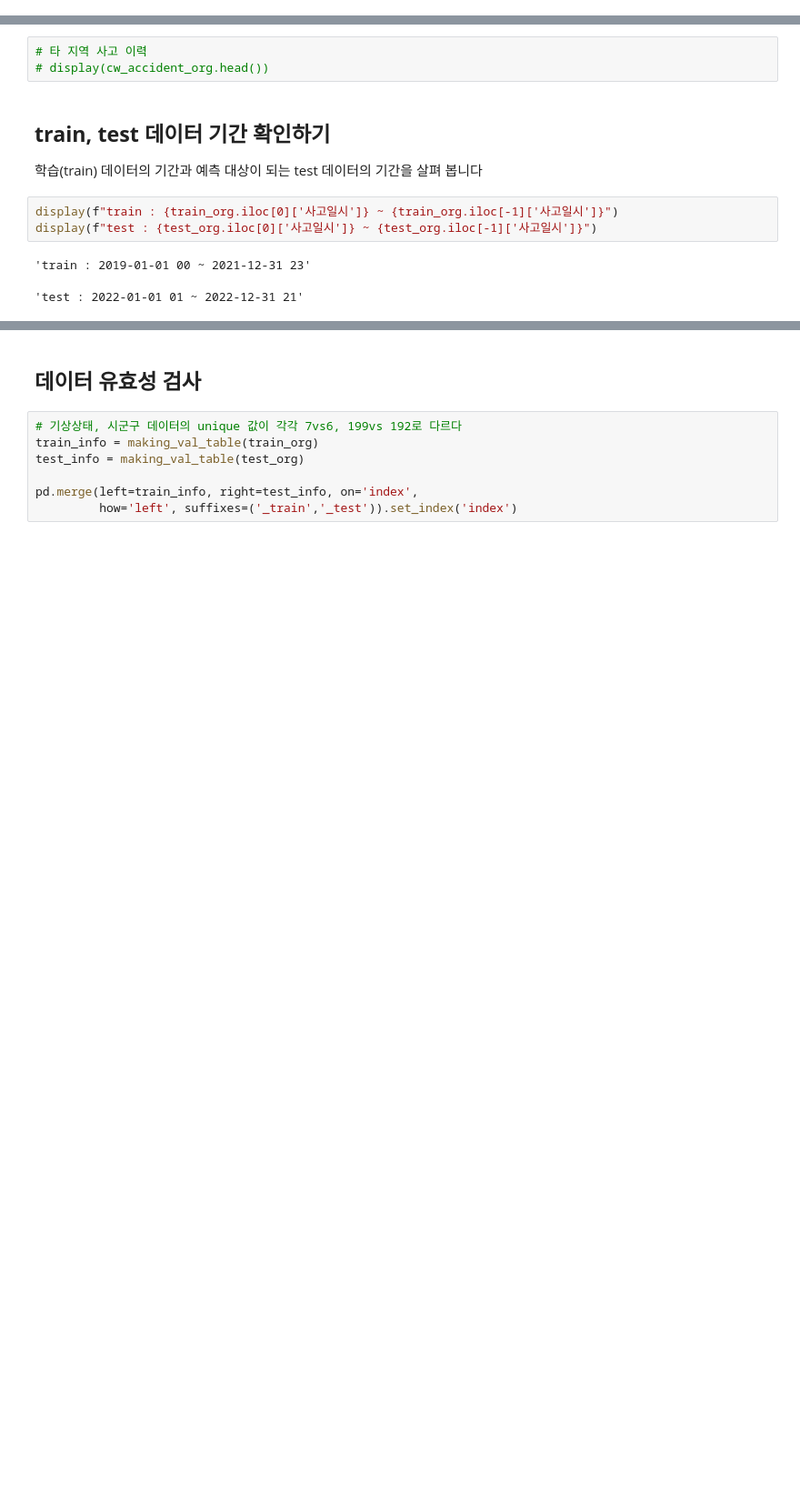
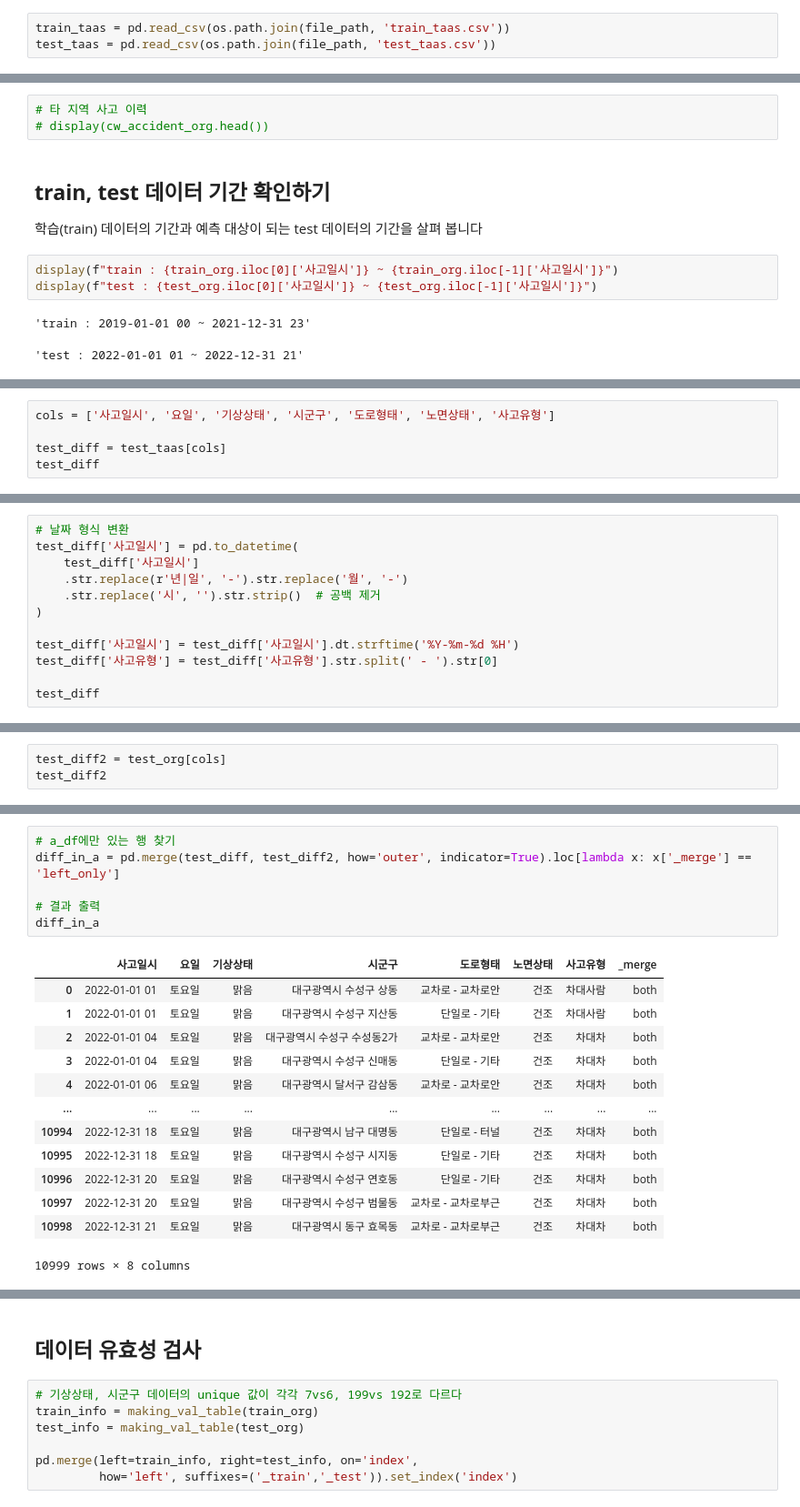
Before and after one commit to minseok1994/dacon_study, a Jupyter notebook: daegu_DEV/baseline.ipynb, the cells around one changed output, grey strips where cells are left out. Shown at 91% size. Saved outputs shown, nothing was run; the diff lists cells and outputs as text; blank space fills up the shorter version.

```diff
--- a/daegu_DEV/baseline.ipynb
+++ b/daegu_DEV/baseline.ipynb
@@ -159,6 +161,9 @@ park_org = pd.read_csv(os.path.join(file_path, 'car_park.csv'), encoding='EUC-KR
 cpzone_org = pd.read_csv(os.path.join(file_path, 'Children_protection_zone.csv'), encoding='EUC-KR') # 대구 어린이 보호구역 정보
 security_light_org = pd.read_csv(os.path.join(file_path, 'security_light.csv'), encoding='EUC-KR') # 대구 보안등 정보
 # cw_accident_org = pd.read_csv(os.path.join(file_path, 'countrywide_accident.csv'), encoding='utf-8') # 타 지역 사고 이력
+# %%
+train_taas = pd.read_csv(os.path.join(file_path, 'train_taas.csv'))
+test_taas = pd.read_csv(os.path.join(file_path, 'test_taas.csv'))
 # %%
 # 대구 CCTV 정보
 # display(cctv_org.head())
@@ -186,0 +194,5 @@ display(f"test : {test_org.iloc[0]['사고일시']} ~ {test_org.iloc[-1]['사고
+# %%
+cols = ['사고일시', '요일', '기상상태', '시군구', '도로형태', '노면상태', '사고유형']
+
+test_diff = test_taas[cols]
+test_diff
@@ -186,0 +213,12 @@ display(f"test : {test_org.iloc[0]['사고일시']} ~ {test_org.iloc[-1]['사고
+# %%
+# 날짜 형식 변환
+test_diff['사고일시'] = pd.to_datetime(
+    test_diff['사고일시']
+    .str.replace(r'년|일', '-').str.replace('월', '-')
+    .str.replace('시', '').str.strip()  # 공백 제거
+)
+
+test_diff['사고일시'] = test_diff['사고일시'].dt.strftime('%Y-%m-%d %H')
+test_diff['사고유형'] = test_diff['사고유형'].str.split(' - ').str[0]
+
+test_diff
@@ -186,0 +239,3 @@ display(f"test : {test_org.iloc[0]['사고일시']} ~ {test_org.iloc[-1]['사고
+# %%
+test_diff2 = test_org[cols]
+test_diff2
@@ -186,0 +256,20 @@ display(f"test : {test_org.iloc[0]['사고일시']} ~ {test_org.iloc[-1]['사고
+# %%
+# a_df에만 있는 행 찾기
+diff_in_a = pd.merge(test_diff, test_diff2, how='outer', indicator=True).loc[lambda x: x['_merge'] == 'left_only']
+
+# 결과 출력
+diff_in_a
+# %% [output]
+|  | 사고일시 | 요일 | 기상상태 | 시군구 | 도로형태 | 노면상태 | 사고유형 | _merge |
+| 0 | 2022-01-01 01 | 토요일 | 맑음 | 대구광역시 수성구 상동 | 교차로 - 교차로안 | 건조 | 차대사람 | both |
+| 1 | 2022-01-01 01 | 토요일 | 맑음 | 대구광역시 수성구 지산동 | 단일로 - 기타 | 건조 | 차대사람 | both |
+| 2 | 2022-01-01 04 | 토요일 | 맑음 | 대구광역시 수성구 수성동2가 | 교차로 - 교차로안 | 건조 | 차대차 | both |
+| 3 | 2022-01-01 04 | 토요일 | 맑음 | 대구광역시 수성구 신매동 | 단일로 - 기타 | 건조 | 차대차 | both |
+| 4 | 2022-01-01 06 | 토요일 | 맑음 | 대구광역시 달서구 감삼동 | 교차로 - 교차로안 | 건조 | 차대차 | both |
+| ... | ... | ... | ... | ... | ... | ... | ... | ... |
+| 10994 | 2022-12-31 18 | 토요일 | 맑음 | 대구광역시 남구 대명동 | 단일로 - 터널 | 건조 | 차대차 | both |
+| 10995 | 2022-12-31 18 | 토요일 | 맑음 | 대구광역시 수성구 시지동 | 단일로 - 기타 | 건조 | 차대차 | both |
+| 10996 | 2022-12-31 20 | 토요일 | 맑음 | 대구광역시 수성구 연호동 | 단일로 - 기타 | 건조 | 차대차 | both |
+| 10997 | 2022-12-31 20 | 토요일 | 맑음 | 대구광역시 수성구 범물동 | 교차로 - 교차로부근 | 건조 | 차대차 | both |
+| 10998 | 2022-12-31 21 | 토요일 | 맑음 | 대구광역시 동구 효목동 | 교차로 - 교차로부근 | 건조 | 차대차 | both |
+10999 rows × 8 columns
```
Also changed, not shown: parts of 21 cells of this notebook, 4 other files.
